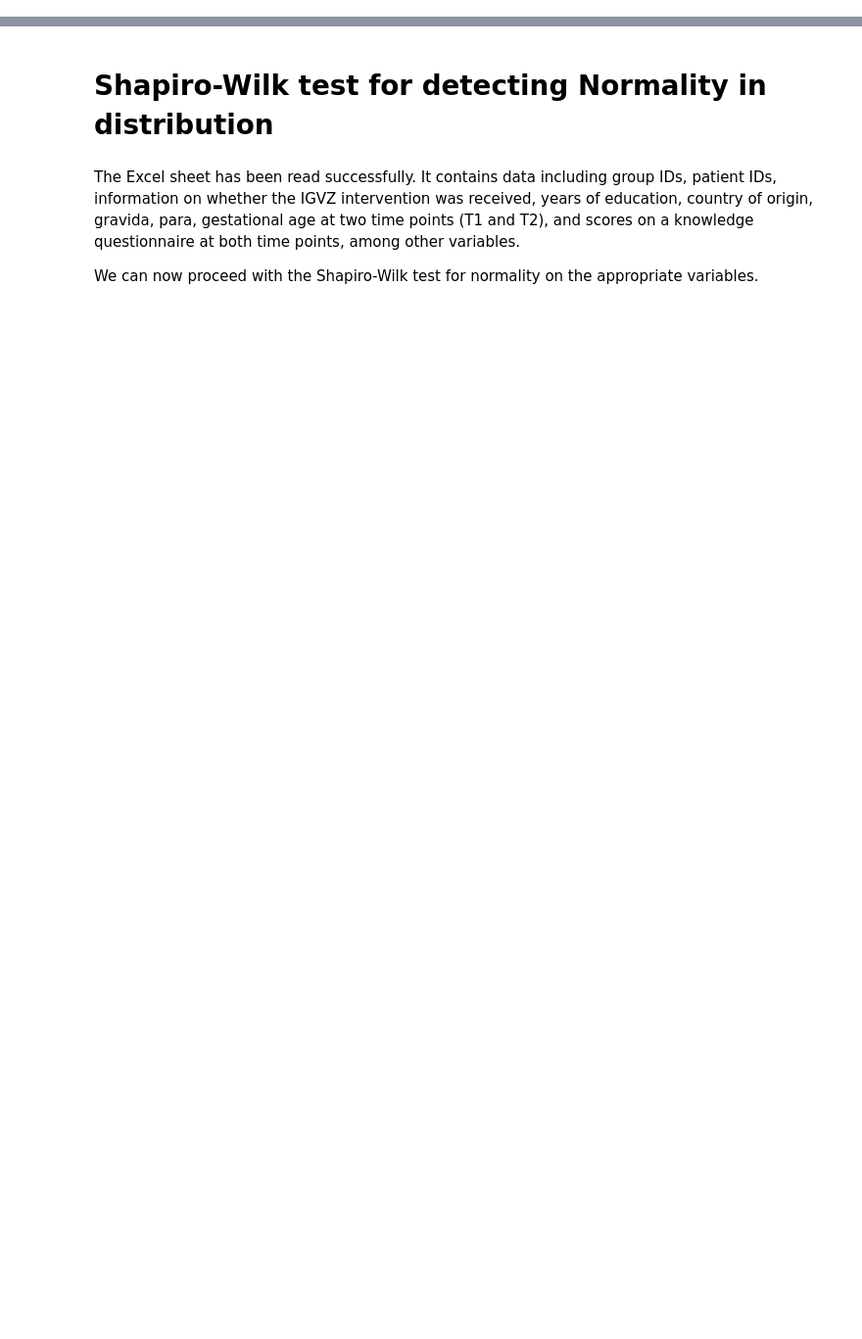
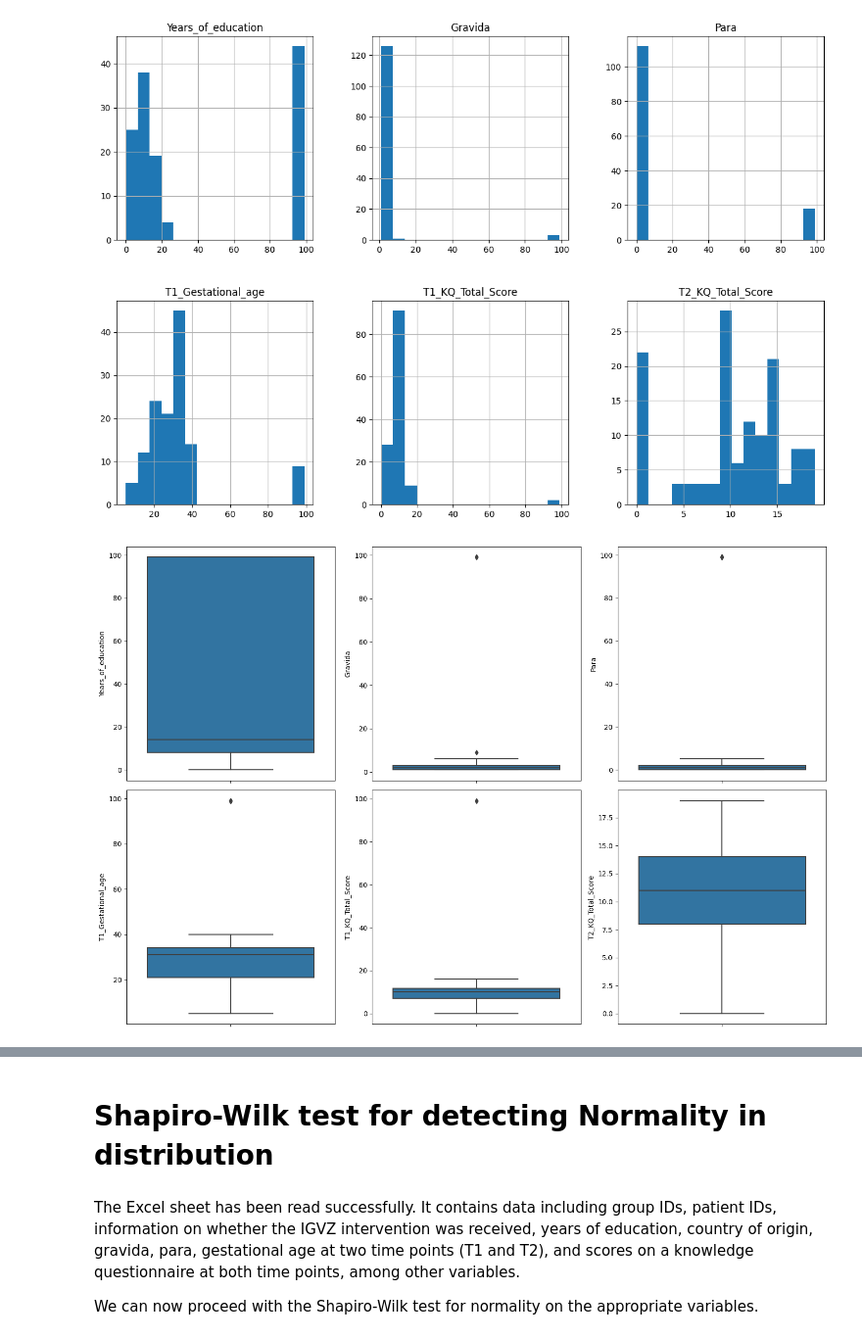
Before and after one commit to wingenium-nagesh/research, a Jupyter notebook: igvz/source/analysis.ipynb, the cells around one changed output, grey strips where cells are left out. Shown at 98% size. Cells and saved outputs as stored; diff of their text form; code cells hidden in the pictures; blank space fills up the shorter version.

```diff
--- a/igvz/source/analysis.ipynb
+++ b/igvz/source/analysis.ipynb
@@ -32,0 +94,26 @@ print('control group participants:', control_group_count)
+# %%
+import matplotlib.pyplot as plt
+import seaborn as sns
+
+# Configure matplotlib for inline display
+%matplotlib inline
+
+# Comprehensive descriptive statistics for the numeric columns
+desc_stats = data.describe()
+
+# Visualizations for the dataset
+# Histograms for the distribution of a selection of columns
+selected_columns = ['Years_of_education', 'Gravida', 'Para', 'T1_Gestational_age', 'T1_KQ_Total_Score', 'T2_KQ_Total_Score']
+data[selected_columns].hist(bins=15, figsize=(15, 10), layout=(2, 3))
+
+# Boxplots for the same selection of columns to check for outliers
+plt.figure(figsize=(15, 10))
+for i, col in enumerate(selected_columns, 1):
+    plt.subplot(2, 3, i)
+    sns.boxplot(data=data, y=col)
+plt.tight_layout()
+
+desc_stats, plt.show()  # Show the stats and the plots
+# %% [output]
+[figure, added]
+[figure, added]
```
Also changed, not shown: parts of 32 cells of this notebook.
